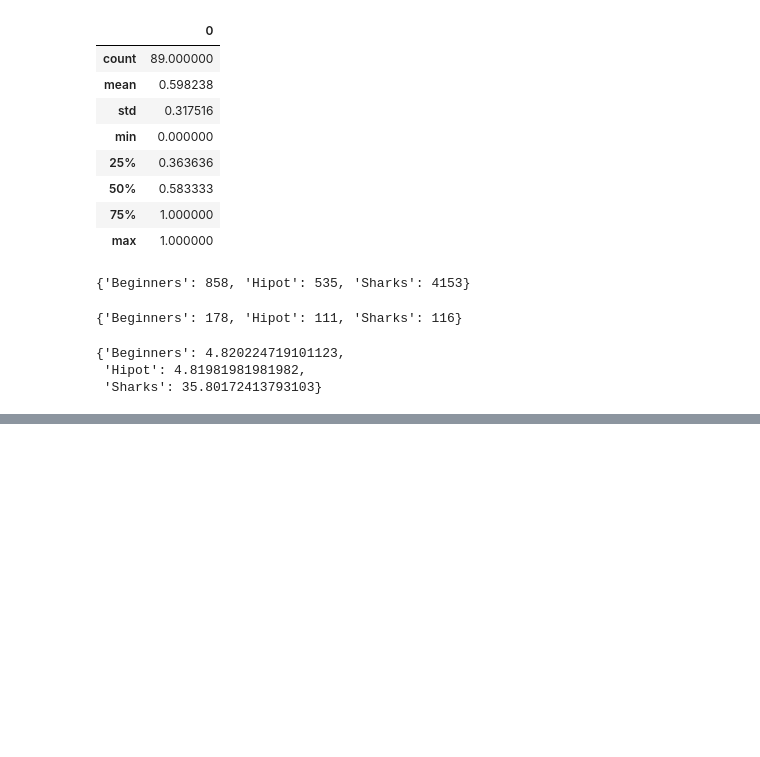
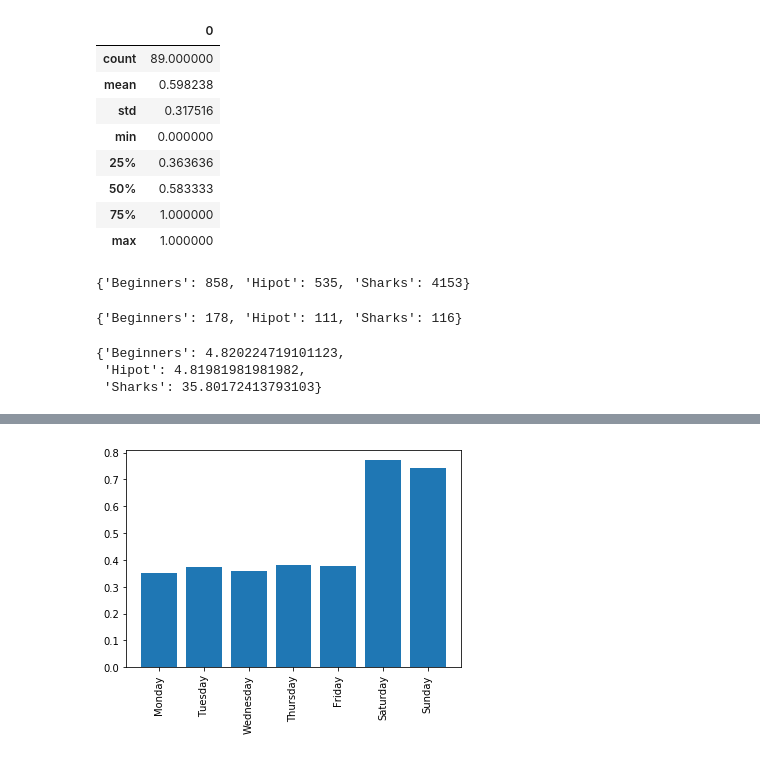
Before and after one commit to agnieszkajaniak/olx, a Jupyter notebook: Zadanie rekrutacyjne Otodom Product Analyst.ipynb, the cells around one changed output, grey strips where cells are left out. Saved outputs shown, nothing was run; the diff lists cells and outputs as text; code cells hidden in the pictures; blank space fills up the shorter version.

```diff
--- a/Zadanie rekrutacyjne Otodom Product Analyst.ipynb
+++ b/Zadanie rekrutacyjne Otodom Product Analyst.ipynb
@@ -269,0 +309,28 @@ W zbiorze danych istnieją 3 segmenty użytkowników: Beginners, Sharks oraz Hip
+# %%
+query = """
+SELECT day_of_week, sum(within_week) / CAST(count(*) AS float) as liquidity
+FROM (
+    SELECT ads.ad_id as ad_id, ads.day_of_week as day_of_week, COALESCE(MIN(replies.date) < date(ads.date, "+7 days"), 0) as within_week
+    FROM ads LEFT JOIN replies ON ads.ad_id = replies.ad_id AND (replies.phones + replies.mails) > 0
+    GROUP BY ads.ad_id, ads.day_of_week
+)
+GROUP BY day_of_week
+"""
+cursor.execute(query)
+ads_days_liq = dict(cursor.fetchall())
+# %%
+ads_dict = {'Days Liquidity' : ads_days_liq}
+list_ = ads_days_liq.items()
+mapping = {'Monday':0,'Tuesday':1,'Wednesday':2,'Thursday':3,'Friday':4,'Saturday':5,'Sunday':6}
+
+new_list = list(zip(list_,[mapping[i[0]] for i in list_]))
+new_list.sort(key=op.itemgetter(1))
+ads_list = []
+for i in range(len(new_list)):
+    ads_list.append(new_list[i][0])
+# %%
+plt.bar(ads_dict.keys(), height = list(ads_dict.values()))
+plt.xticks(rotation='vertical')
+plt.show()
+# %% [output]
+[figure, added]
```
Also changed, not shown: parts of 39 cells of this notebook, 3 other files.
